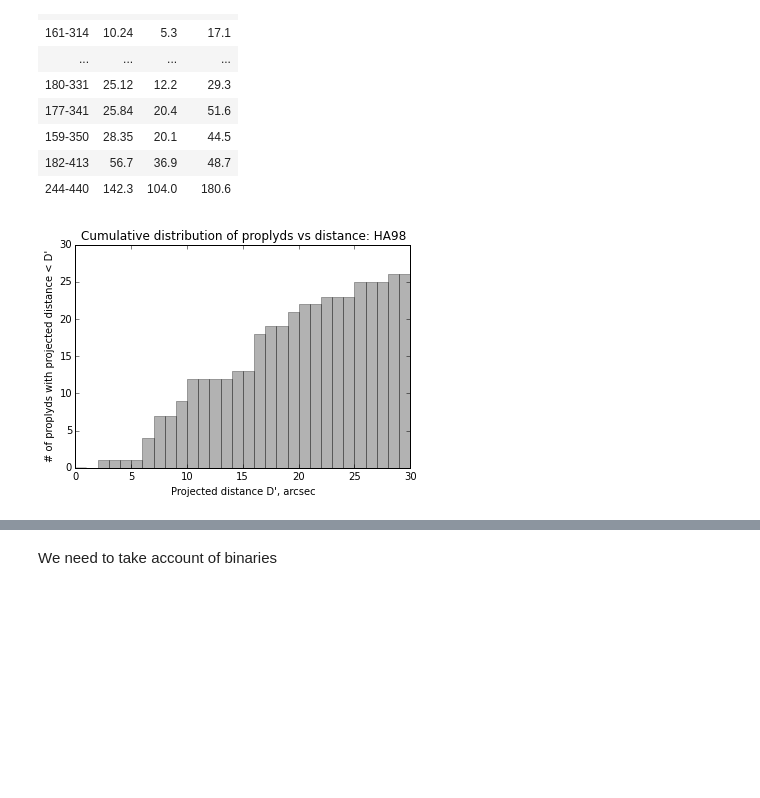
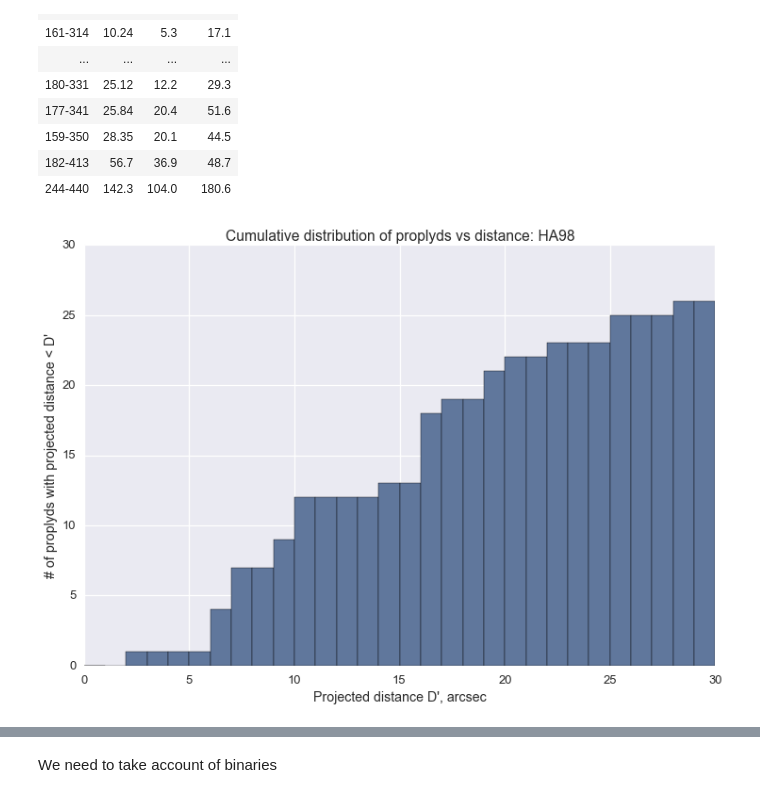
Before and after one commit to will-henney/bowshock-shape, a Jupyter notebook: Proplyd distribution.ipynb, the cells around one changed output, grey strips where cells are left out. Drawn from its saved outputs; the diff is of its cells as text; code cells hidden in the pictures; blank space fills up the shorter version.

Commit message:
Lots of seaborn plots

```diff
--- a/Proplyd distribution.ipynb
+++ b/Proplyd distribution.ipynb
@@ -14,3 +18,6 @@ import numpy as np
+# %%
+sns.set_palette("deep", desat=0.6)
+sns.set_context("talk", rc={"figure.figsize": (12, 8)})
 # %% [markdown]
 ### Henney & Arthur (1998) sample
 # %%
@@ -39,12 +46,12 @@ data
 # %%
 from matplotlib import pyplot as plt
 # %%
-_ = plt.hist(data["d"], bins=30, range=(0, 30), cumulative=True, color='k', alpha=0.3)
+_ = plt.hist(data["d"], bins=30, range=(0, 30), cumulative=True)
 _ = plt.xlabel('Projected distance D\', arcsec')
 _ = plt.ylabel('# of proplyds with projected distance < D\'')
 _ = plt.title('Cumulative distribution of proplyds vs distance: HA98')
 # %% [output]
-[figure, old version]
+[figure, new version]
 # %%
 m1 = data["d"] <= 7.5
 m2 = np.abs(data["d"] - 13.0) <= 5.5
```
Also changed, not shown: parts of 32 cells of this notebook, 1 other file.
